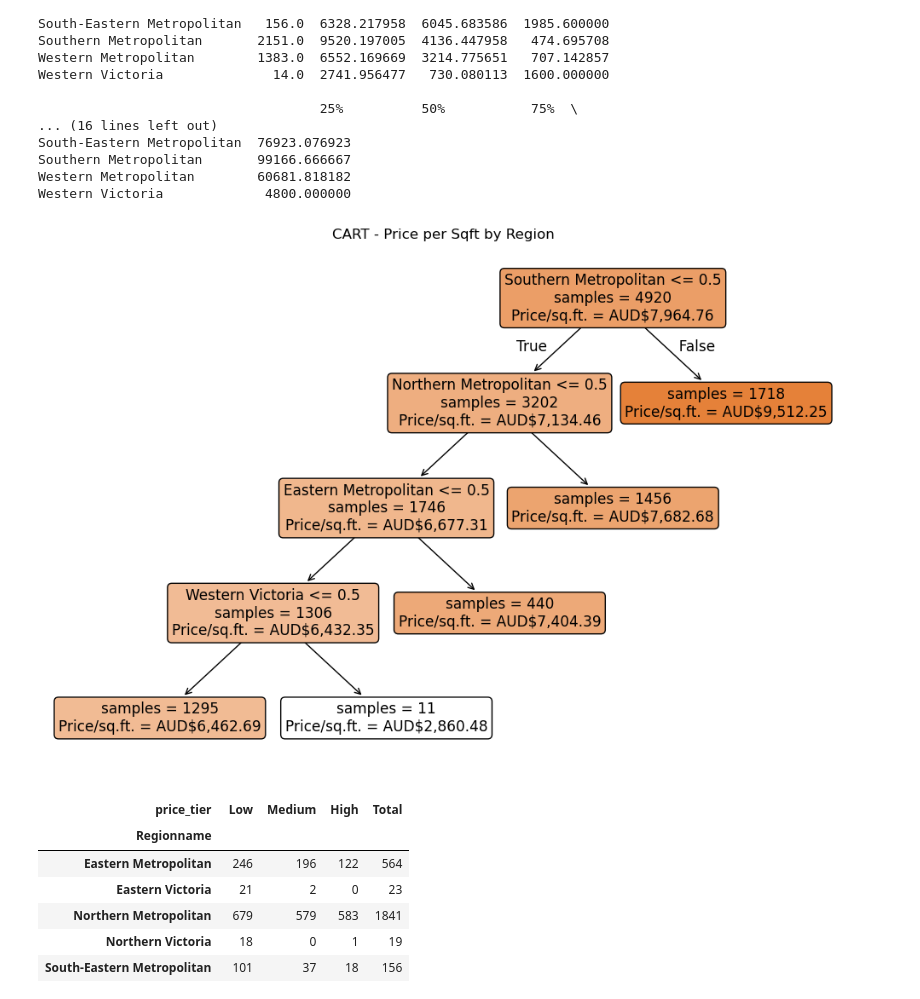
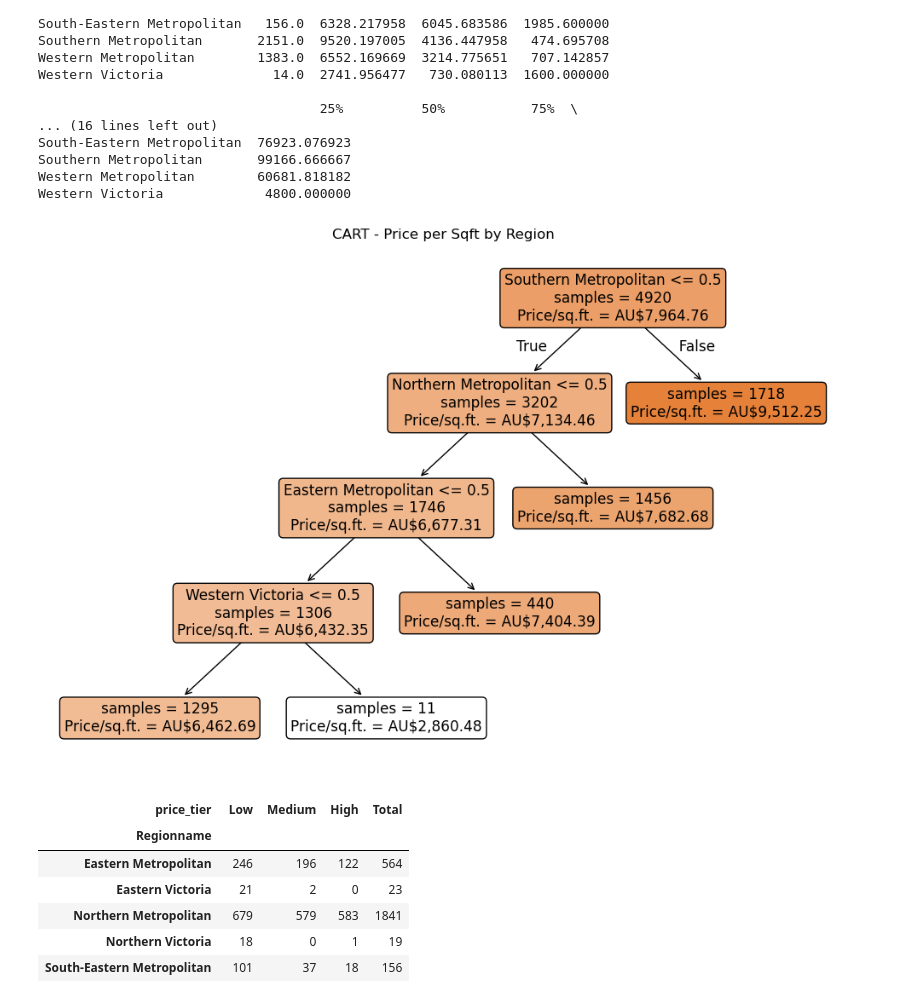
Before and after one commit to VinceGarcia11/Melbourne_Housing, a Jupyter notebook: MelbourneHousingVinceImogen.ipynb, the cells around one changed output. Saved outputs shown, nothing was run; the diff lists cells and outputs as text; code cells hidden in the pictures.

```diff
--- a/MelbourneHousingVinceImogen.ipynb
+++ b/MelbourneHousingVinceImogen.ipynb
@@ -525,31 +525,31 @@ Western Victoria             4800.000000
 # %%
 from sklearn.tree import plot_tree
 import re
 
 
 # CART
 X = pd.get_dummies(house['Regionname'])
 y_reg = house['price_per_sqft']
 
 X_train, X_test, y_train, y_test = train_test_split(X, y_reg, test_size=0.2, random_state=42)
 
 cart = DecisionTreeRegressor(max_depth=4, random_state=42)
 cart.fit(X_train, y_train)
 
 plt.figure(figsize=(12, 8))
 plot_tree(cart, feature_names=X.columns.tolist(), filled=True, rounded=True, impurity=False)
 plt.title("CART - Price per Sqft by Region")
 
 for text_obj in plt.gca().texts:
     updated = text_obj.get_text().replace("value =", "Price/sq.ft. =")
     updated = re.sub(r"Price/sq.ft. = (\d+\.\d+)",
-                     lambda m: f"Price/sq.ft. = AUD${float(m.group(1)):,.2f}",
+                     lambda m: f"Price/sq.ft. = AU${float(m.group(1)):,.2f}",
                      updated)
     text_obj.set_text(updated)
 
 plt.show()
 # %% [output]
-[figure, old version]
+[figure, new version]
 # %%
 # Naive-Bayes
 house['price_tier'] = pd.qcut(house['price_per_sqft'], q=3, labels=['Low', 'Medium', 'High'])
```
Also changed, not shown: parts of 1 cell of this notebook.
